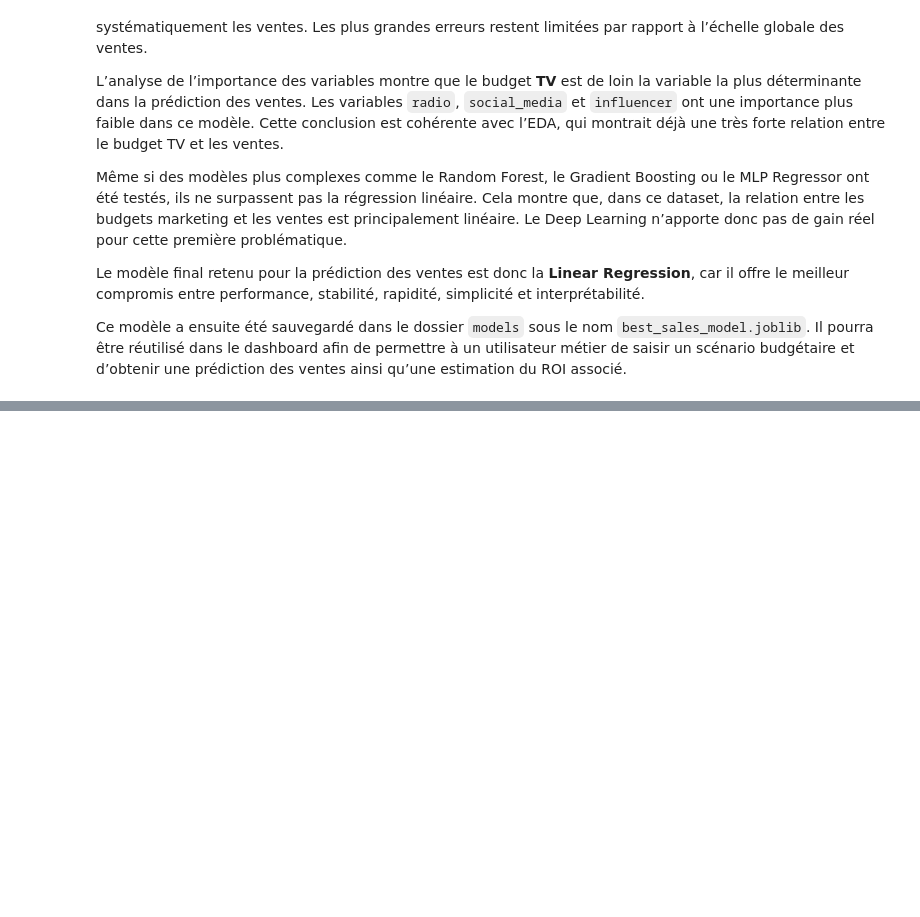
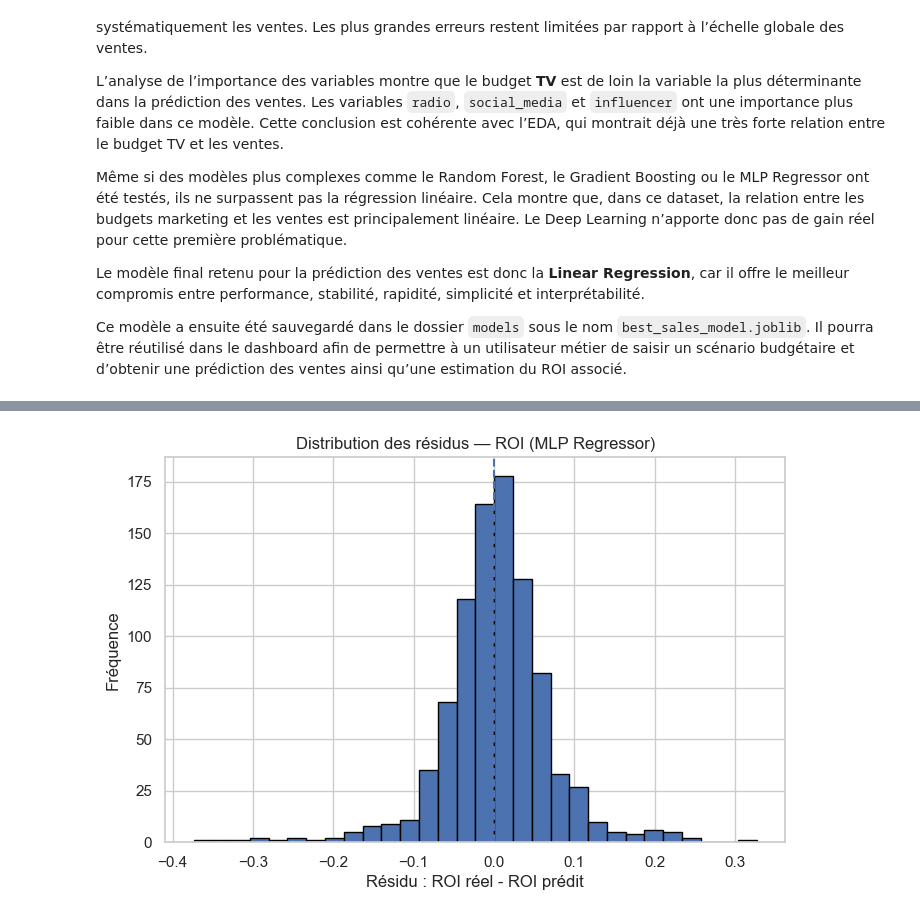
Before and after one commit to educ-abdoullah/RIO-Optimisation, a Jupyter notebook: notebooks/02_modelisation_ventes_marketing.ipynb, the cells around one changed output, grey strips where cells are left out. Drawn from its saved outputs; the diff is of its cells as text; code cells hidden in the pictures; blank space fills up the shorter version.

```diff
--- a/notebooks/02_modelisation_ventes_marketing.ipynb
+++ b/notebooks/02_modelisation_ventes_marketing.ipynb
@@ -1109,0 +1515,11 @@ Ce modèle a ensuite été sauvegardé dans le dossier `models` sous le nom `bes
+# %%
+# Sélection du meilleur modèle ROI selon la RMSE
+
+best_roi_model_name = roi_results.iloc[0]["model"]
+best_roi_model = roi_fitted_models[best_roi_model_name]
+
+best_roi_result = roi_results[roi_results["model"] == best_roi_model_name]
+
+print(f"Meilleur modèle ROI selon le RMSE : {best_roi_model_name}")
+
+best_roi_result
@@ -1109,0 +1590,20 @@ Ce modèle a ensuite été sauvegardé dans le dossier `models` sous le nom `bes
+# %%
+# Distribution des résidus ROI
+
+plt.figure(figsize=(8, 5))
+
+plt.hist(
+    roi_error_analysis["residual"],
+    bins=30,
+    edgecolor="black"
+)
+
+plt.axvline(0, linestyle="--")
+
+plt.title(f"Distribution des résidus — ROI ({best_roi_model_name})")
+plt.xlabel("Résidu : ROI réel - ROI prédit")
+plt.ylabel("Fréquence")
+plt.grid(True)
+plt.show()
+# %% [output]
+[figure, added]
```
Also changed, not shown: parts of 23 cells of this notebook, 8 other files.
